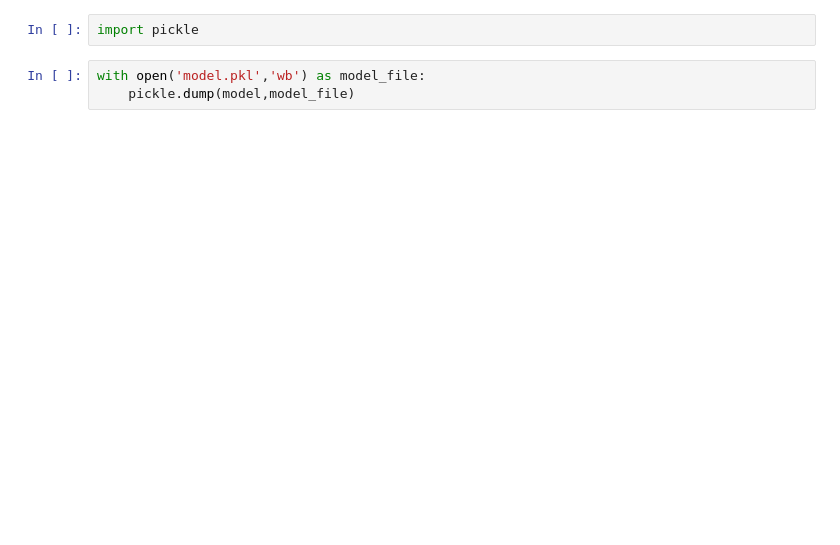
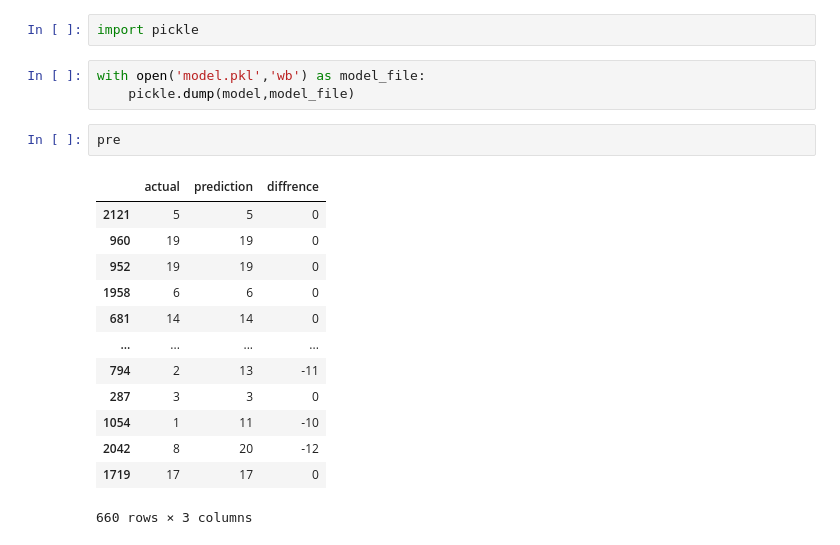
Before and after one commit to Indlaramakrishna/CROP, a Jupyter notebook: mlmodel.ipynb, the cells around one changed output. Saved outputs shown, nothing was run; the diff lists cells and outputs as text; blank space fills up the shorter version.

```diff
--- a/mlmodel.ipynb
+++ b/mlmodel.ipynb
@@ -206,3 +243,19 @@ import pickle
 # %%
 with open('model.pkl','wb') as model_file:
     pickle.dump(model,model_file)
+# %%
+pre
+# %% [output]
+|  | actual | prediction | diffrence |
+| 2121 | 5 | 5 | 0 |
+| 960 | 19 | 19 | 0 |
+| 952 | 19 | 19 | 0 |
+| 1958 | 6 | 6 | 0 |
+| 681 | 14 | 14 | 0 |
+| ... | ... | ... | ... |
+| 794 | 2 | 13 | -11 |
+| 287 | 3 | 3 | 0 |
+| 1054 | 1 | 11 | -10 |
+| 2042 | 8 | 20 | -12 |
+| 1719 | 17 | 17 | 0 |
+660 rows × 3 columns
```
Also changed, not shown: parts of 14 cells of this notebook, 5 other files.
